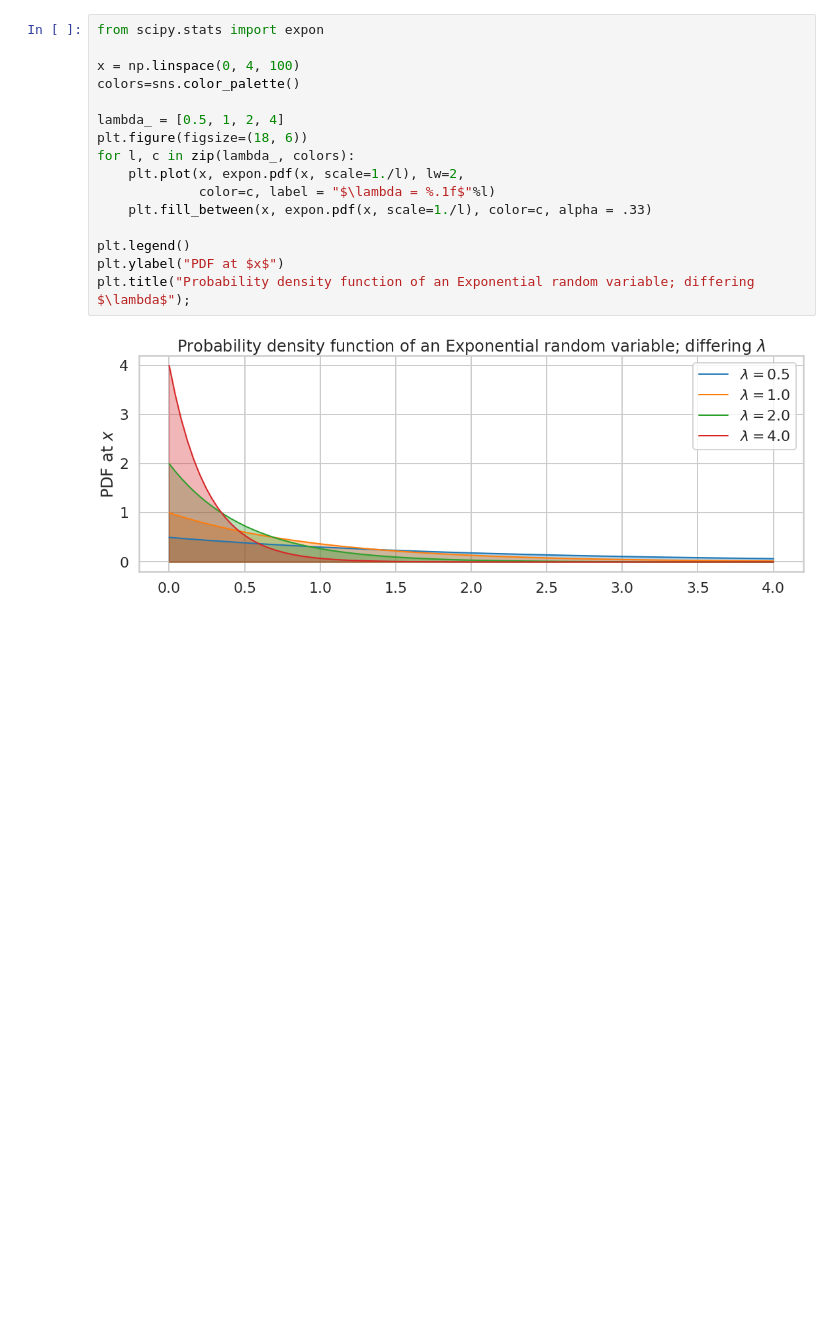
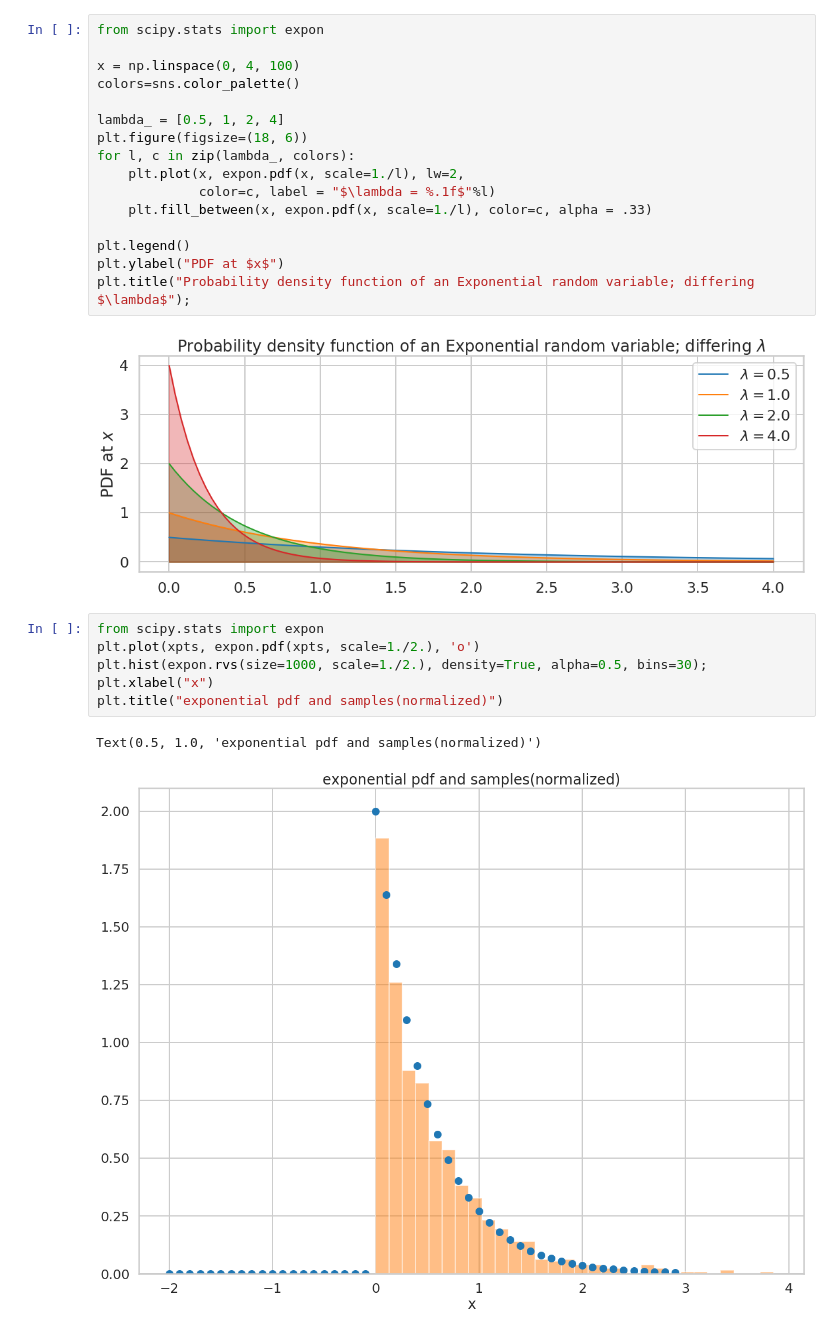
Before and after one commit to Zlisu/2015lab3, a Jupyter notebook: Lab3-Freq-hands-on.ipynb, the cells around one changed output. Drawn from its saved outputs; the diff is of its cells as text; blank space fills up the shorter version.

Commit message:
practiced on Lab 3 Frequentism, Samples and Bootstrap

```diff
--- a/Lab3-Freq-hands-on.ipynb
+++ b/Lab3-Freq-hands-on.ipynb
@@ -85,3 +84,12 @@ plt.ylabel("PDF at $x$")
 plt.title("Probability density function of an Exponential random variable; differing $\lambda$");
 # %% [output]
 [figure]
+# %%
+from scipy.stats import expon
+plt.plot(xpts, expon.pdf(xpts, scale=1./2.), 'o')
+plt.hist(expon.rvs(size=1000, scale=1./2.), density=True, alpha=0.5, bins=30);
+plt.xlabel("x")
+plt.title("exponential pdf and samples(normalized)")
+# %% [output]
+Text(0.5, 1.0, 'exponential pdf and samples(normalized)')
+[figure, added]
```
Also changed, not shown: parts of 40 cells of this notebook.
